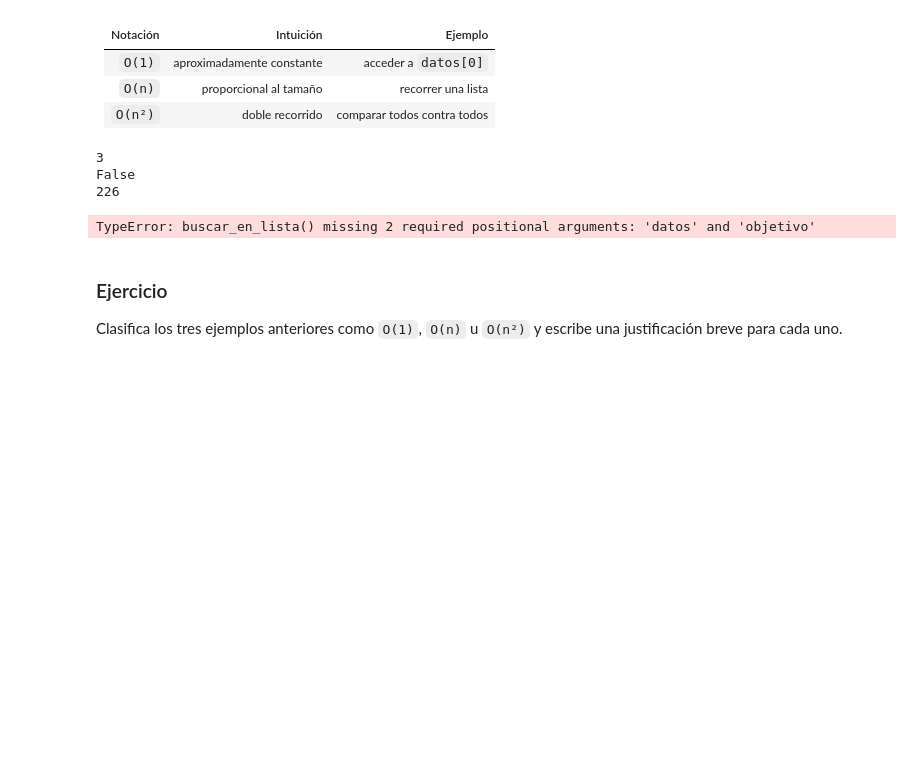
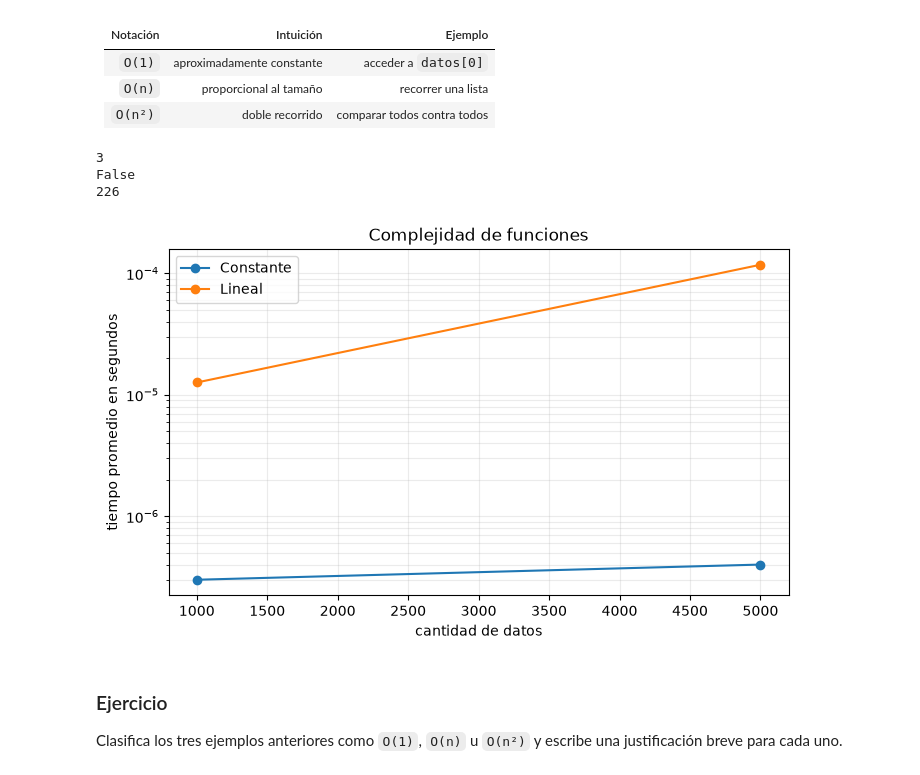
Before and after one commit to Estructuras-de-Datos-Verano/EstructurasDatos, a Jupyter notebook: clase_02/notebooks/clase_02_listas_sets_dicts.ipynb, the cells around one changed output. Drawn from its saved outputs; the diff is of its cells as text; code cells hidden in the pictures; blank space fills up the shorter version.

```diff
--- a/clase_02/notebooks/clase_02_listas_sets_dicts.ipynb
+++ b/clase_02/notebooks/clase_02_listas_sets_dicts.ipynb
@@ -311,27 +310,35 @@ print(ejemplo_cuadratico(muestra[:60]))
 False
 226
 # %%
-# Grafica extra
-objetivo = -1
-checador = datos[-1]
-def graficar_complejidad(fx=buscar_en_lista, tamanos=[100, 500, 1000, 2000],repeticiones=10):
-    t = []
-    for elem in tamanos:
-        datos = generar_datos(elem)
-        tiempo = medir_tiempo(lambda: fx(datos), repeticiones=repeticiones)
-        t.append(tiempo)
+#Graficar complejidad
+def graficar_complejidad(funciones, tamanos, repeticiones=5):
     plt.figure(figsize=(8, 4.5))
-    plt.plot(tamanos, t, marker='o')
+
+    for nombre, funcion in funciones:
+        tiempos = []
+        for tamano in tamanos:
+            datos = generar_datos(tamano)
+            tiempo = medir_tiempo(lambda: funcion(datos), repeticiones=repeticiones)
+            tiempos.append(tiempo)
+        plt.plot(tamanos, tiempos, marker='o', label=nombre)
+
+    plt.yscale('log')
     plt.xlabel('cantidad de datos')
     plt.ylabel('tiempo promedio en segundos')
-    plt.title(f'Complejidad de {fx.__name__}')
+    plt.title('Complejidad de funciones')
     plt.grid(True, which='both', alpha=0.25)
+    plt.legend()
     plt.show()
-# %%
-#Caso de uso
-graficar_complejidad(buscar_en_lista(), tamanos=[100, 500, 1000, 2000], repeticiones=10)
-# %% [output]
-TypeError: buscar_en_lista() missing 2 required positional arguments: 'datos' and 'objetivo'
+# %%
+#Ejemplo de uso
+funciones = [
+    ('Constante', ejemplo_constante),
+    ('Lineal', lambda datos: ejemplo_lineal(datos, -1)),
+]
+tamanos = [1_000, 5_000]
+graficar_complejidad(funciones, tamanos, repeticiones=3)
+# %% [output]
+[figure, added]
 # %% [markdown]
 ### Ejercicio
 
```
Also changed, not shown: parts of 17 cells of this notebook.
